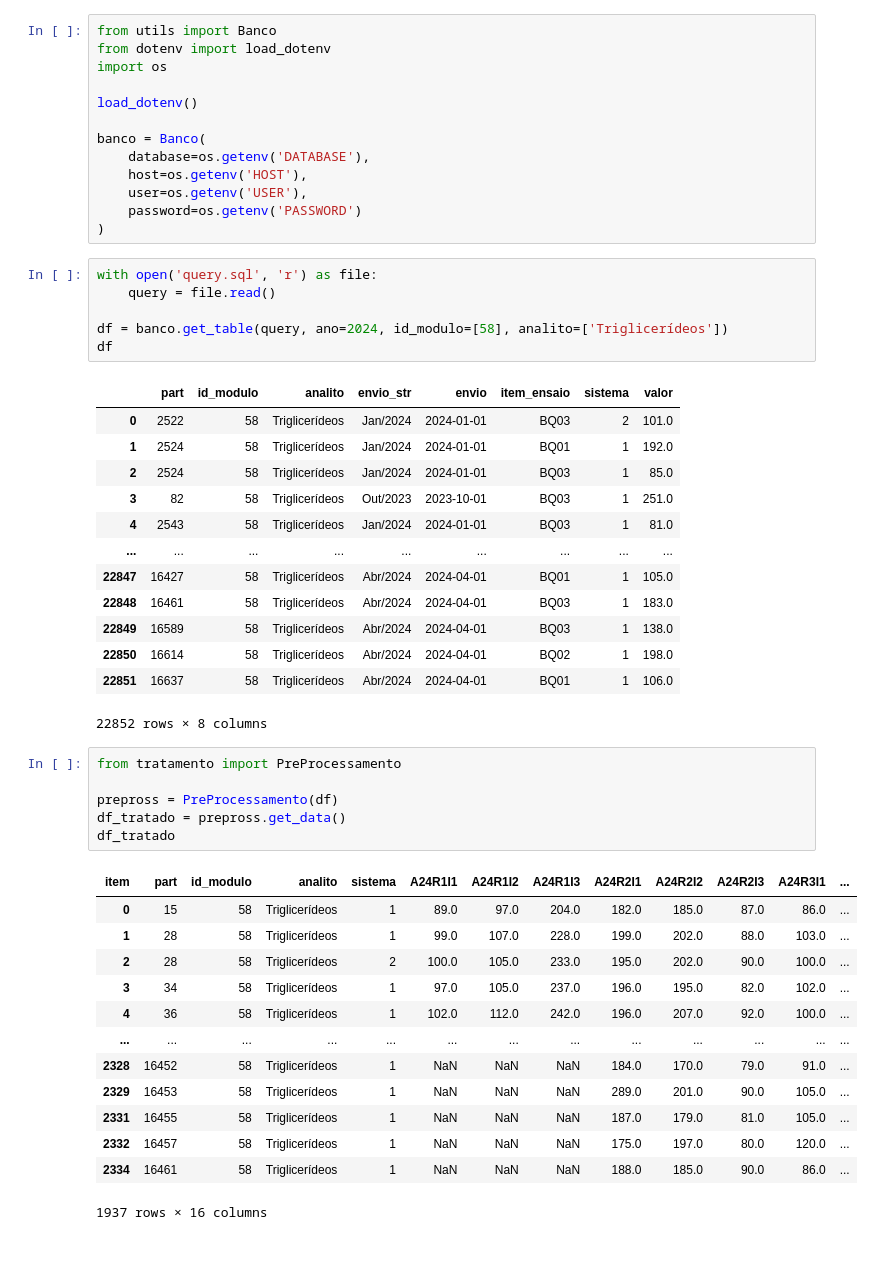
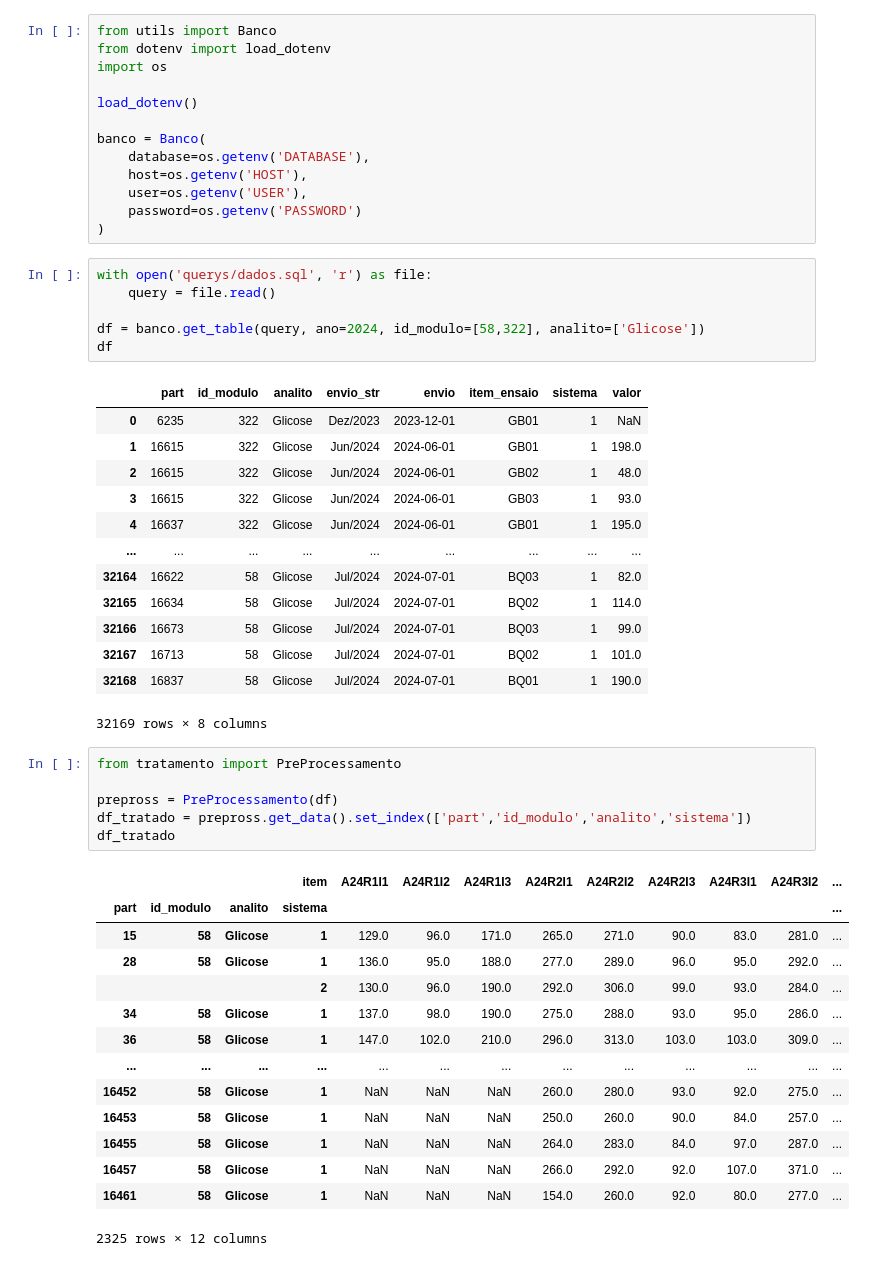
Before and after one commit to BrunoSantos14/Estudo-Colusao, a Jupyter notebook: teste.ipynb, the cells around one changed output. Drawn from its saved outputs; the diff is of its cells as text.

```diff
--- a/teste.ipynb
+++ b/teste.ipynb
@@ -12,45 +12,46 @@ banco = Banco(
     password=os.getenv('PASSWORD')
 )
 # %%
-with open('query.sql', 'r') as file:
+with open('querys/dados.sql', 'r') as file:
     query = file.read()
 
-df = banco.get_table(query, ano=2024, id_modulo=[58], analito=['Triglicerídeos'])
+df = banco.get_table(query, ano=2024, id_modulo=[58,322], analito=['Glicose'])
 df
 # %% [output]
 |  | part | id_modulo | analito | envio_str | envio | item_ensaio | sistema | valor |
-| 0 | 2522 | 58 | Triglicerídeos | Jan/2024 | 2024-01-01 | BQ03 | 2 | 101.0 |
-| 1 | 2524 | 58 | Triglicerídeos | Jan/2024 | 2024-01-01 | BQ01 | 1 | 192.0 |
-| 2 | 2524 | 58 | Triglicerídeos | Jan/2024 | 2024-01-01 | BQ03 | 1 | 85.0 |
-| 3 | 82 | 58 | Triglicerídeos | Out/2023 | 2023-10-01 | BQ03 | 1 | 251.0 |
-| 4 | 2543 | 58 | Triglicerídeos | Jan/2024 | 2024-01-01 | BQ03 | 1 | 81.0 |
+| 0 | 6235 | 322 | Glicose | Dez/2023 | 2023-12-01 | GB01 | 1 | NaN |
+| 1 | 16615 | 322 | Glicose | Jun/2024 | 2024-06-01 | GB01 | 1 | 198.0 |
+| 2 | 16615 | 322 | Glicose | Jun/2024 | 2024-06-01 | GB02 | 1 | 48.0 |
+| 3 | 16615 | 322 | Glicose | Jun/2024 | 2024-06-01 | GB03 | 1 | 93.0 |
+| 4 | 16637 | 322 | Glicose | Jun/2024 | 2024-06-01 | GB01 | 1 | 195.0 |
 | ... | ... | ... | ... | ... | ... | ... | ... | ... |
-| 22847 | 16427 | 58 | Triglicerídeos | Abr/2024 | 2024-04-01 | BQ01 | 1 | 105.0 |
-| 22848 | 16461 | 58 | Triglicerídeos | Abr/2024 | 2024-04-01 | BQ03 | 1 | 183.0 |
-| 22849 | 16589 | 58 | Triglicerídeos | Abr/2024 | 2024-04-01 | BQ03 | 1 | 138.0 |
-| 22850 | 16614 | 58 | Triglicerídeos | Abr/2024 | 2024-04-01 | BQ02 | 1 | 198.0 |
-| 22851 | 16637 | 58 | Triglicerídeos | Abr/2024 | 2024-04-01 | BQ01 | 1 | 106.0 |
+| 32164 | 16622 | 58 | Glicose | Jul/2024 | 2024-07-01 | BQ03 | 1 | 82.0 |
+| 32165 | 16634 | 58 | Glicose | Jul/2024 | 2024-07-01 | BQ02 | 1 | 114.0 |
+| 32166 | 16673 | 58 | Glicose | Jul/2024 | 2024-07-01 | BQ03 | 1 | 99.0 |
+| 32167 | 16713 | 58 | Glicose | Jul/2024 | 2024-07-01 | BQ02 | 1 | 101.0 |
+| 32168 | 16837 | 58 | Glicose | Jul/2024 | 2024-07-01 | BQ01 | 1 | 190.0 |
-22852 rows × 8 columns
+32169 rows × 8 columns
 # %%
 from tratamento import PreProcessamento
 
 prepross = PreProcessamento(df)
-df_tratado = prepross.get_data()
+df_tratado = prepross.get_data().set_index(['part','id_modulo','analito','sistema'])
 df_tratado
 # %% [output]
-| item | part | id_modulo | analito | sistema | A24R1I1 | A24R1I2 | A24R1I3 | A24R2I1 | A24R2I2 | A24R2I3 | A24R3I1 | ... |
-| 0 | 15 | 58 | Triglicerídeos | 1 | 89.0 | 97.0 | 204.0 | 182.0 | 185.0 | 87.0 | 86.0 | ... |
-| 1 | 28 | 58 | Triglicerídeos | 1 | 99.0 | 107.0 | 228.0 | 199.0 | 202.0 | 88.0 | 103.0 | ... |
-| 2 | 28 | 58 | Triglicerídeos | 2 | 100.0 | 105.0 | 233.0 | 195.0 | 202.0 | 90.0 | 100.0 | ... |
-| 3 | 34 | 58 | Triglicerídeos | 1 | 97.0 | 105.0 | 237.0 | 196.0 | 195.0 | 82.0 | 102.0 | ... |
-| 4 | 36 | 58 | Triglicerídeos | 1 | 102.0 | 112.0 | 242.0 | 196.0 | 207.0 | 92.0 | 100.0 | ... |
+|  |  |  | item | A24R1I1 | A24R1I2 | A24R1I3 | A24R2I1 | A24R2I2 | A24R2I3 | A24R3I1 | A24R3I2 | ... |
+| part | id_modulo | analito | sistema |  |  |  |  |  |  |  |  | ... |
+| 15 | 58 | Glicose | 1 | 129.0 | 96.0 | 171.0 | 265.0 | 271.0 | 90.0 | 83.0 | 281.0 | ... |
+| 28 | 58 | Glicose | 1 | 136.0 | 95.0 | 188.0 | 277.0 | 289.0 | 96.0 | 95.0 | 292.0 | ... |
+|  |  |  | 2 | 130.0 | 96.0 | 190.0 | 292.0 | 306.0 | 99.0 | 93.0 | 284.0 | ... |
+| 34 | 58 | Glicose | 1 | 137.0 | 98.0 | 190.0 | 275.0 | 288.0 | 93.0 | 95.0 | 286.0 | ... |
+| 36 | 58 | Glicose | 1 | 147.0 | 102.0 | 210.0 | 296.0 | 313.0 | 103.0 | 103.0 | 309.0 | ... |
 | ... | ... | ... | ... | ... | ... | ... | ... | ... | ... | ... | ... | ... |
-| 2328 | 16452 | 58 | Triglicerídeos | 1 | NaN | NaN | NaN | 184.0 | 170.0 | 79.0 | 91.0 | ... |
-| 2329 | 16453 | 58 | Triglicerídeos | 1 | NaN | NaN | NaN | 289.0 | 201.0 | 90.0 | 105.0 | ... |
-| 2331 | 16455 | 58 | Triglicerídeos | 1 | NaN | NaN | NaN | 187.0 | 179.0 | 81.0 | 105.0 | ... |
-| 2332 | 16457 | 58 | Triglicerídeos | 1 | NaN | NaN | NaN | 175.0 | 197.0 | 80.0 | 120.0 | ... |
-| 2334 | 16461 | 58 | Triglicerídeos | 1 | NaN | NaN | NaN | 188.0 | 185.0 | 90.0 | 86.0 | ... |
+| 16452 | 58 | Glicose | 1 | NaN | NaN | NaN | 260.0 | 280.0 | 93.0 | 92.0 | 275.0 | ... |
+| 16453 | 58 | Glicose | 1 | NaN | NaN | NaN | 250.0 | 260.0 | 90.0 | 84.0 | 257.0 | ... |
+| 16455 | 58 | Glicose | 1 | NaN | NaN | NaN | 264.0 | 283.0 | 84.0 | 97.0 | 287.0 | ... |
+| 16457 | 58 | Glicose | 1 | NaN | NaN | NaN | 266.0 | 292.0 | 92.0 | 107.0 | 371.0 | ... |
+| 16461 | 58 | Glicose | 1 | NaN | NaN | NaN | 154.0 | 260.0 | 92.0 | 80.0 | 277.0 | ... |
-1937 rows × 16 columns
+2325 rows × 12 columns
 # %%
 import pandas as pd
 def cola_identica(df: pd.DataFrame) -> pd.DataFrame:
```
Also changed, not shown: parts of 5 cells of this notebook, 5 other files.
